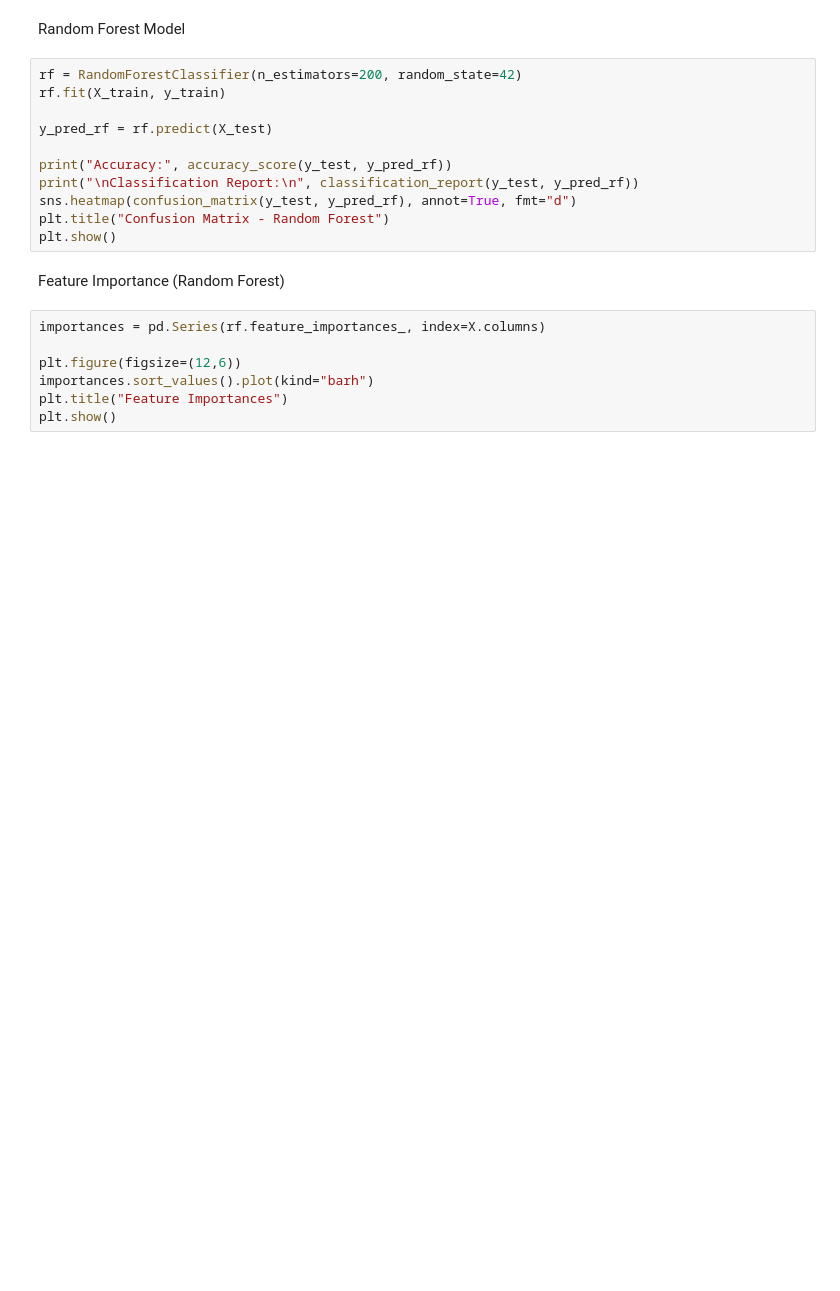
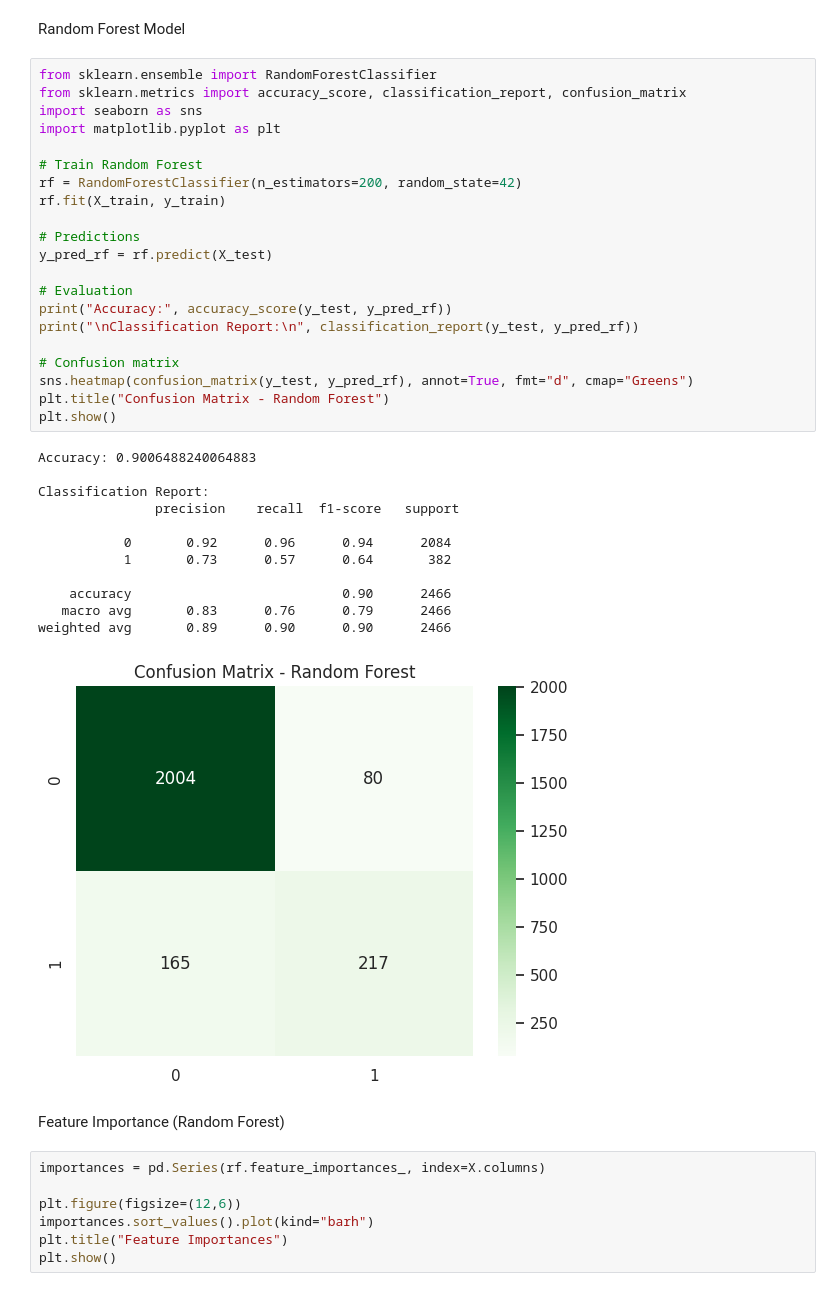
Before and after one commit to agrigoridou/Online-Shopping-Intention-Analysis-ML-Project, a Jupyter notebook: online_shoppers_intention.ipynb, the cells around one changed output. Saved outputs shown, nothing was run; the diff lists cells and outputs as text; blank space fills up the shorter version.

```diff
--- a/online_shoppers_intention.ipynb
+++ b/online_shoppers_intention.ipynb
@@ -101,16 +224,39 @@ plt.show()
 # %% [markdown]
 Random Forest Model
 # %%
+from sklearn.ensemble import RandomForestClassifier
+from sklearn.metrics import accuracy_score, classification_report, confusion_matrix
+import seaborn as sns
+import matplotlib.pyplot as plt
+
+# Train Random Forest
 rf = RandomForestClassifier(n_estimators=200, random_state=42)
 rf.fit(X_train, y_train)
 
+# Predictions
 y_pred_rf = rf.predict(X_test)
 
+# Evaluation
 print("Accuracy:", accuracy_score(y_test, y_pred_rf))
 print("\nClassification Report:\n", classification_report(y_test, y_pred_rf))
-sns.heatmap(confusion_matrix(y_test, y_pred_rf), annot=True, fmt="d")
+
+# Confusion matrix
+sns.heatmap(confusion_matrix(y_test, y_pred_rf), annot=True, fmt="d", cmap="Greens")
 plt.title("Confusion Matrix - Random Forest")
 plt.show()
+# %% [output]
+Accuracy: 0.9006488240064883
+
+Classification Report:
+               precision    recall  f1-score   support
+
+           0       0.92      0.96      0.94      2084
+           1       0.73      0.57      0.64       382
+
+    accuracy                           0.90      2466
+   macro avg       0.83      0.76      0.79      2466
+weighted avg       0.89      0.90      0.90      2466
+[figure, added]
 # %% [markdown]
 Feature Importance (Random Forest)
 # %%
```
Also changed, not shown: parts of 14 cells of this notebook.
